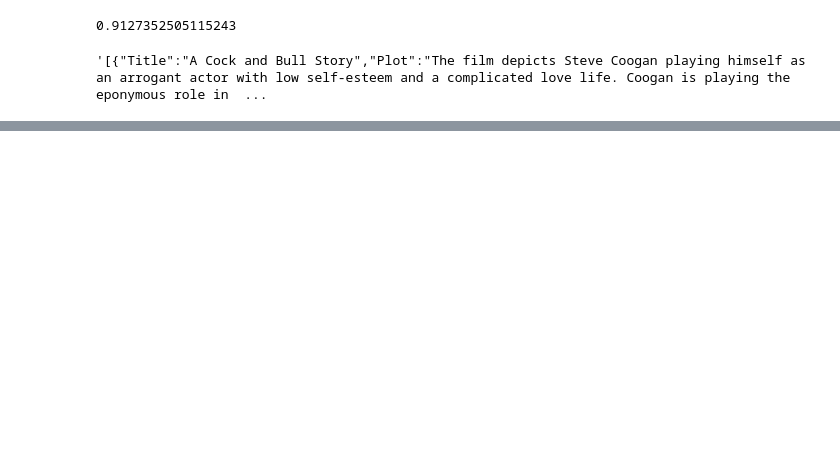
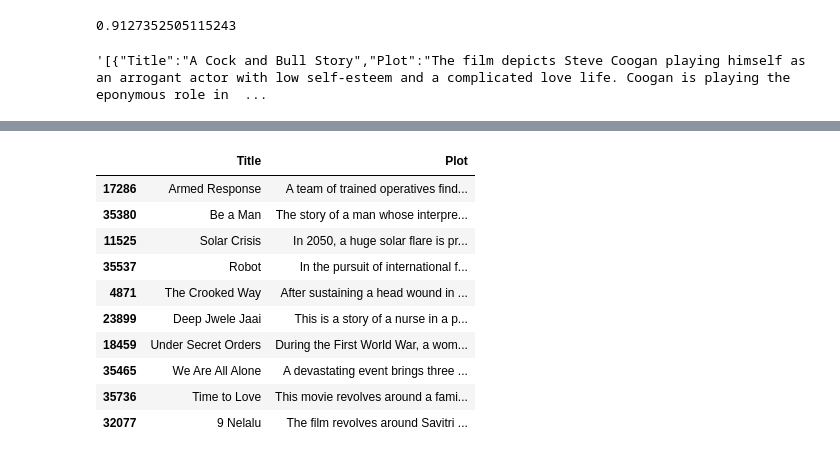
Before and after one commit to mohammadhnz/Movie-Search-Engine, a Jupyter notebook: notebooks/Base model for comparison - fasttext+tfidf.ipynb, the cells around one changed output, grey strips where cells are left out. Saved outputs shown, nothing was run; the diff lists cells and outputs as text; code cells hidden in the pictures; blank space fills up the shorter version.

```diff
--- a/notebooks/Base model for comparison - fasttext+tfidf.ipynb
+++ b/notebooks/Base model for comparison - fasttext+tfidf.ipynb
@@ -295,0 +325,14 @@ json_results
+# %%
+retrieve_movies_fasttext("I want a movie about a man who his partner and started communicating with an artificial intelligence to fill his emotional void.")
+# %% [output]
+|  | Title | Plot |
+| 17286 | Armed Response | A team of trained operatives find... |
+| 35380 | Be a Man | The story of a man whose interpre... |
+| 11525 | Solar Crisis | In 2050, a huge solar flare is pr... |
+| 35537 | Robot | In the pursuit of international f... |
+| 4871 | The Crooked Way | After sustaining a head wound in ... |
+| 23899 | Deep Jwele Jaai | This is a story of a nurse in a p... |
+| 18459 | Under Secret Orders | During the First World War, a wom... |
+| 35465 | We Are All Alone | A devastating event brings three ... |
+| 35736 | Time to Love | This movie revolves around a fami... |
+| 32077 | 9 Nelalu | The film revolves around Savitri ... |
```
Also changed, not shown: parts of 12 cells of this notebook.
